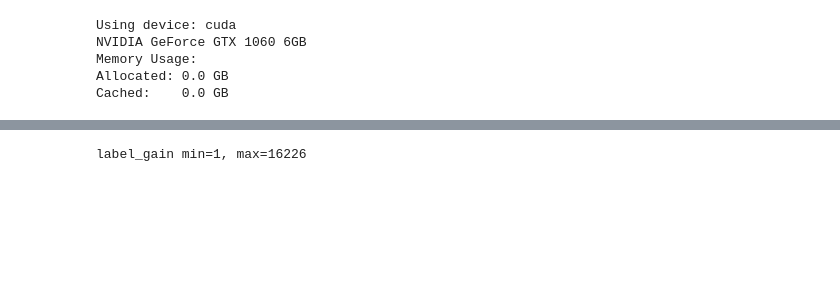
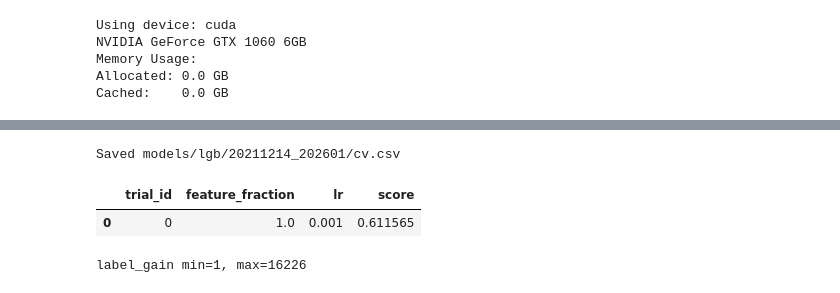
Before and after one commit to seahrh/kaggle-jigsaw-toxic-severity-rating, a Jupyter notebook: lgb.ipynb, the cells around one changed output, grey strips where cells are left out. Drawn from its saved outputs; the diff is of its cells as text; code cells hidden in the pictures; blank space fills up the shorter version.

Commit message:
validation loop

```diff
--- a/lgb.ipynb
+++ b/lgb.ipynb
@@ -74,2 +87,5 @@ Data columns (total 385 columns):
 dtypes: float32(384), int32(1)
 memory usage: 23.8 MB
+# %%
+val = pd.read_parquet("input/val.parquet")
+val.info()
@@ -75,0 +110,3 @@ memory usage: 23.8 MB
+# %%
+vd = pd.read_csv("input/validation_data.csv", engine="c", low_memory=False)
+vd.info()
@@ -83,3 +131,15 @@ def group_sizes(size: int) -> List[int]:
     if rem != 0:
         res.append(rem)
     return res
+
+
+def val_score(preds: Dict[str, int], validation_data: pd.DataFrame) -> float:
+    scores = []
+    for t in validation_data.itertuples():
+        less = getattr(t, "less_toxic")
+        more = getattr(t, "more_toxic")
+        s = 0
+        if preds[less] < preds[more]:
+            s = 1
+        scores.append(s)
+    return np.mean(scores)
@@ -86 +215,12 @@ def group_sizes(size: int) -> List[int]:
+# %%
+df = pd.DataFrame.from_records(obj.history)
+df.sort_values("score", ascending=False, inplace=True, ignore_index=True)
+_path = f"{job_dir}/cv.csv"
+df.to_csv(_path, index=False)
+print(f"Saved {_path}")
+df.head(conf.n_trials)
+# %% [output]
+Saved models/lgb/20211214_202601/cv.csv
+|  | trial_id | feature_fraction | lr | score |
+| 0 | 0 | 1.0 | 0.001 | 0.611565 |
 # %%
```
Also changed, not shown: parts of 12 cells of this notebook, 1 other file.
